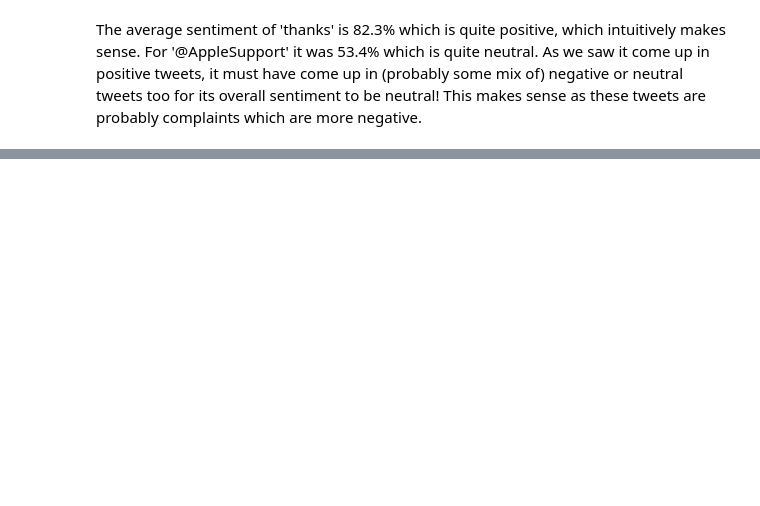
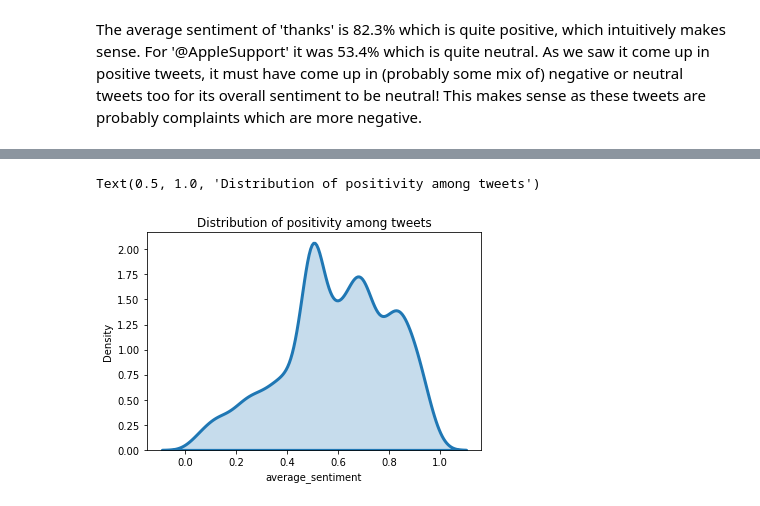
Before and after one commit to kabilank6/Twitter-Sentiment-Analysis, a Jupyter notebook: Twitter_Sentiment_Analysis.ipynb, the cells around one changed output, grey strips where cells are left out. Cells and saved outputs as stored; diff of their text form; code cells hidden in the pictures; blank space fills up the shorter version.

```diff
--- a/Twitter_Sentiment_Analysis.ipynb
+++ b/Twitter_Sentiment_Analysis.ipynb
@@ -249,0 +319,12 @@ ZeroDivisionError: ignored
+# %%
+import seaborn as sns
+positivity = tracker["average_sentiment"]
+def transform_positive(x):
+  return (x + 1) / 2
+
+positivity = positivity.apply(transform_positive)
+sns.distplot(positivity, hist = False, kde = True,
+                 kde_kws = {'shade': True, 'linewidth': 3}).set_title("Distribution of positivity among tweets")
+# %% [output]
+Text(0.5, 1.0, 'Distribution of positivity among tweets')
+[figure, added]
```
Also changed, not shown: parts of 19 cells of this notebook.
